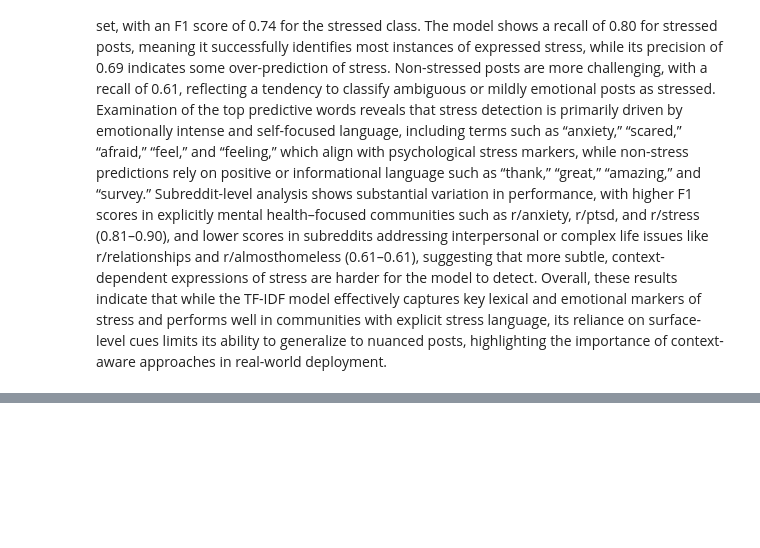
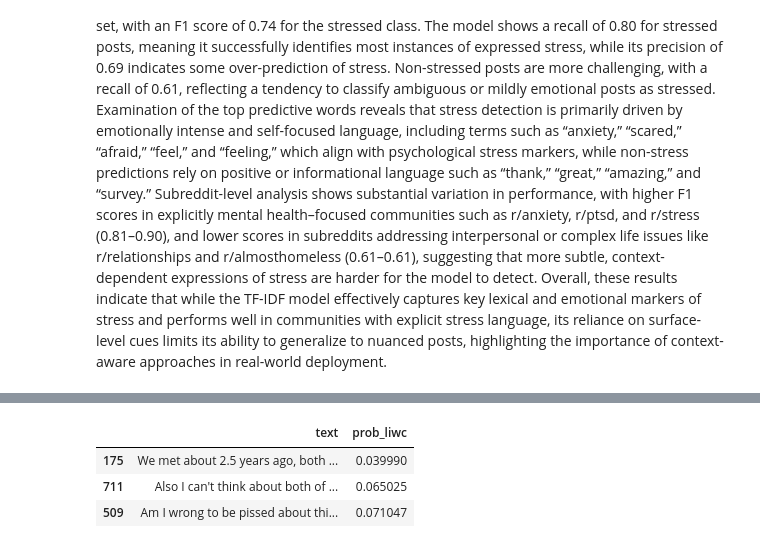
Before and after one commit to eishunleimon/DSA4262, a Jupyter notebook: Assignment2.ipynb, the cells around one changed output, grey strips where cells are left out. Drawn from its saved outputs; the diff is of its cells as text; code cells hidden in the pictures; blank space fills up the shorter version.

```diff
--- a/Assignment2.ipynb
+++ b/Assignment2.ipynb
@@ -218,0 +217,13 @@ The TF-IDF + Logistic Regression model achieved an overall accuracy of 0.71 on t
+# %%
+exclude_cols = ['text', 'label', 'subreddit', 'post_id', 'id']
+
+numeric_cols = [c for c in train.columns if c not in exclude_cols and train[c].dtype in ['int64','float64'] and c in test.columns]
+
+X_train_liwc = train[numeric_cols]
+X_test_liwc = test[numeric_cols]
+
+y_train = train['label']
+y_test = test['label']
+
+print("LIWC feature shape:", X_train_liwc.shape)
+print("Number of LIWC/Numeric features:", len(numeric_cols))
@@ -218,0 +233,13 @@ The TF-IDF + Logistic Regression model achieved an overall accuracy of 0.71 on t
+# %%
+scaler = StandardScaler()
+
+X_train_scaled = scaler.fit_transform(X_train_liwc)
+X_test_scaled = scaler.transform(X_test_liwc)
+
+lr_liwc = LogisticRegression(max_iter=1000)
+lr_liwc.fit(X_train_scaled, y_train)
+
+y_pred_liwc = lr_liwc.predict(X_test_scaled)
+
+print(classification_report(y_test, y_pred_liwc))
+print("F1 Score (LIWC):", f1_score(y_test, y_pred_liwc))
@@ -218,0 +293,18 @@ The TF-IDF + Logistic Regression model achieved an overall accuracy of 0.71 on t
+# %%
+y_probs = lr_liwc.predict_proba(X_test_scaled)[:, 1]
+
+test['pred_liwc'] = y_pred_liwc
+test['prob_liwc'] = y_probs
+
+false_negatives = test[(test['label'] == 1) & (test['pred_liwc'] == 0)]
+false_negatives = false_negatives.sort_values(by='prob_liwc')
+
+false_positives = test[(test['label'] == 0) & (test['pred_liwc'] == 1)]
+false_positives = false_positives.sort_values(by='prob_liwc', ascending=False)
+
+false_negatives[['text', 'prob_liwc']].head(3)
+# %% [output]
+|  | text | prob_liwc |
+| 175 | We met about 2.5 years ago, both ... | 0.039990 |
+| 711 | Also I can't think about both of ... | 0.065025 |
+| 509 | Am I wrong to be pissed about thi... | 0.071047 |
```
Also changed, not shown: parts of 21 cells of this notebook.
